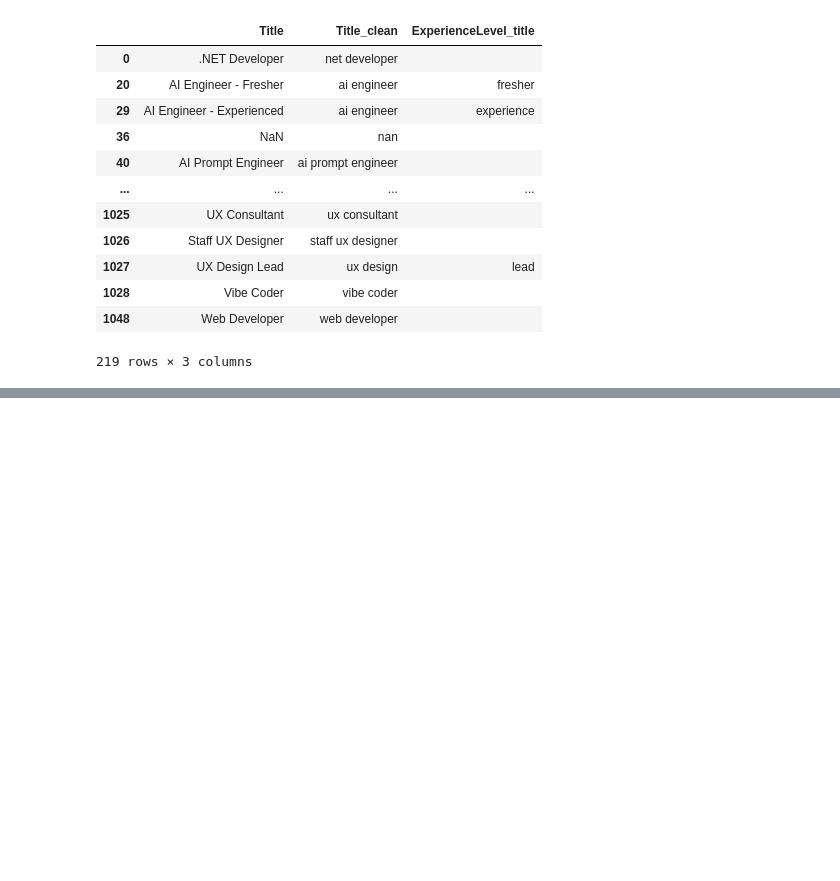
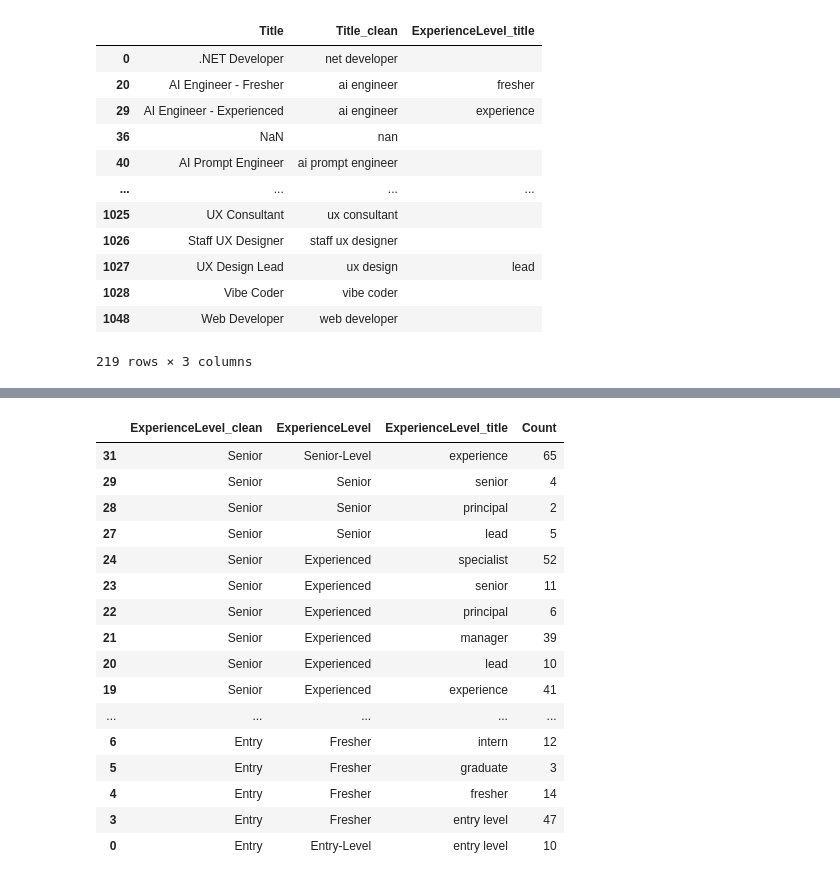
Before and after one commit to Laura-Alonso/Job_Descriptions_2025_NPL, a Jupyter notebook: src/01_exploration.ipynb, the cells around one changed output, grey strips where cells are left out. Saved outputs shown, nothing was run; the diff lists cells and outputs as text; code cells hidden in the pictures; blank space fills up the shorter version.

```diff
--- a/src/01_exploration.ipynb
+++ b/src/01_exploration.ipynb
@@ -424,0 +452,30 @@ df_raw[["Title", "Title_clean", "ExperienceLevel_title"]].drop_duplicates()
+# %%
+# Unique combinations between ExperienceLevel_clean and ExperienceLevel_title where ExperienceLevel_title is not empty
+combination_counts = (
+    df_raw
+    .groupby(["ExperienceLevel_clean","ExperienceLevel", "ExperienceLevel_title"])
+    .size()
+    .reset_index(name="Count")
+    .sort_values(by="ExperienceLevel_clean", ascending=False)
+)
+
+combination_counts = combination_counts[combination_counts["ExperienceLevel_title"] != ""]
+combination_counts
+# %% [output]
+|  | ExperienceLevel_clean | ExperienceLevel | ExperienceLevel_title | Count |
+| 31 | Senior | Senior-Level | experience | 65 |
+| 29 | Senior | Senior | senior | 4 |
+| 28 | Senior | Senior | principal | 2 |
+| 27 | Senior | Senior | lead | 5 |
+| 24 | Senior | Experienced | specialist | 52 |
+| 23 | Senior | Experienced | senior | 11 |
+| 22 | Senior | Experienced | principal | 6 |
+| 21 | Senior | Experienced | manager | 39 |
+| 20 | Senior | Experienced | lead | 10 |
+| 19 | Senior | Experienced | experience | 41 |
+| ... | ... | ... | ... | ... |
+| 6 | Entry | Fresher | intern | 12 |
+| 5 | Entry | Fresher | graduate | 3 |
+| 4 | Entry | Fresher | fresher | 14 |
+| 3 | Entry | Fresher | entry level | 47 |
+| 0 | Entry | Entry-Level | entry level | 10 |
```
Also changed, not shown: parts of 4 cells of this notebook.
